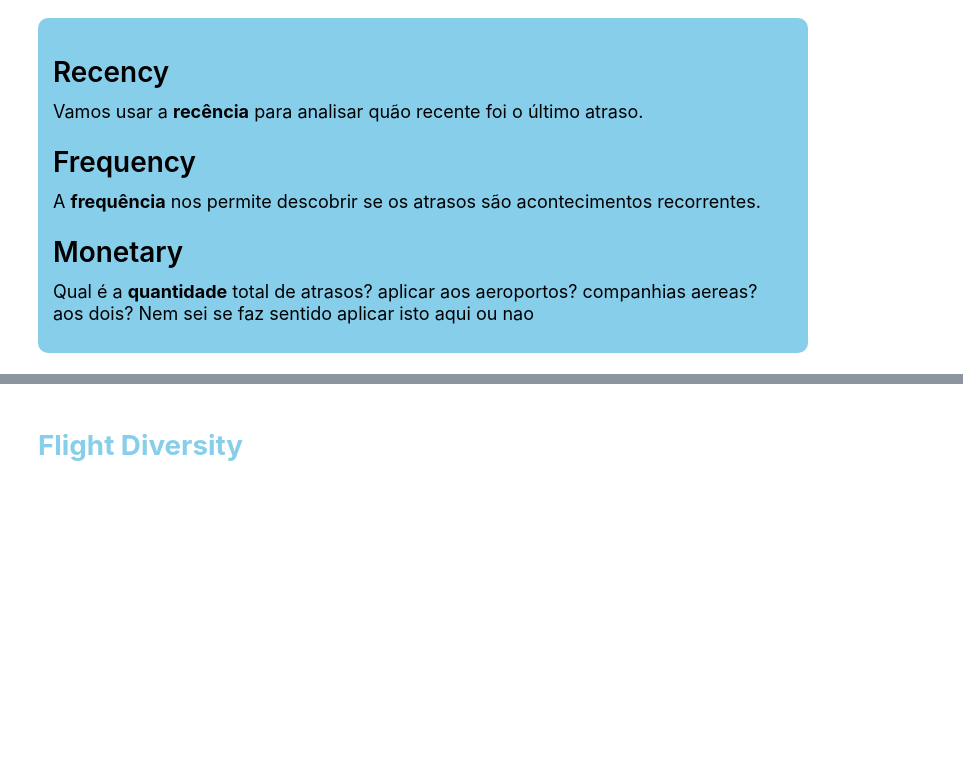
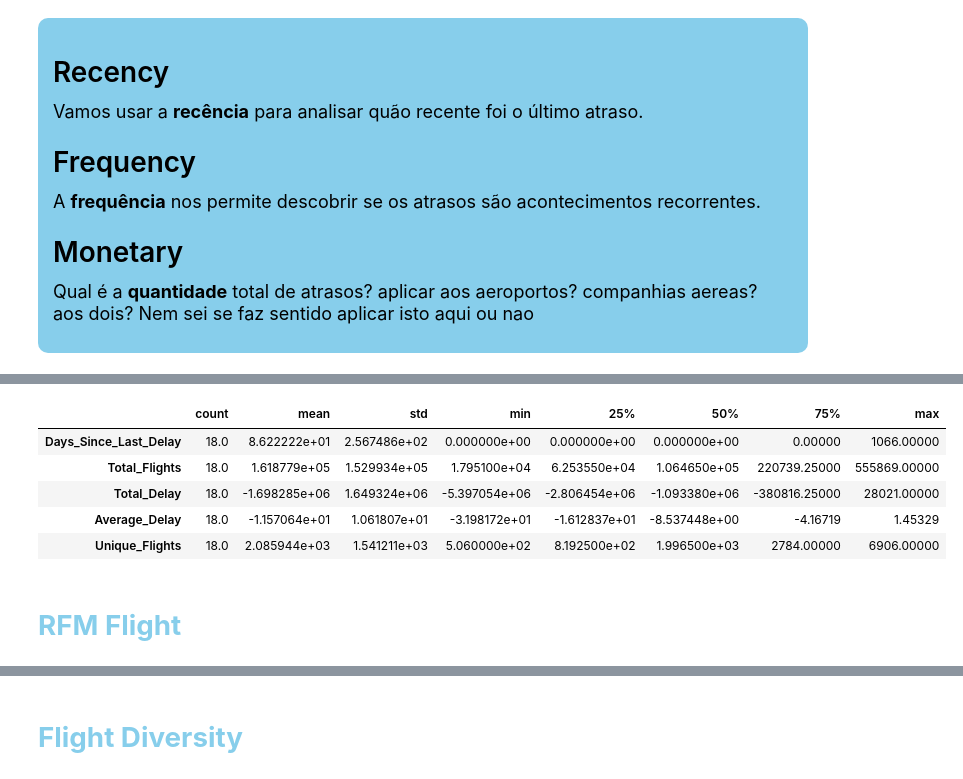
Before and after one commit to BrunoAfonso18/sdw, a Jupyter notebook: flights.ipynb, the cells around one changed output, grey strips where cells are left out. Cells and saved outputs as stored; diff of their text form; code cells hidden in the pictures; blank space fills up the shorter version.

```diff
--- a/flights.ipynb
+++ b/flights.ipynb
@@ -179,0 +282,11 @@ airline_data.head()
+# %%
+airline_data.describe().T
+# %% [output]
+|  | count | mean | std | min | 25% | 50% | 75% | max |
+| Days_Since_Last_Delay | 18.0 | 8.622222e+01 | 2.567486e+02 | 0.000000e+00 | 0.000000e+00 | 0.000000e+00 | 0.00000 | 1066.00000 |
+| Total_Flights | 18.0 | 1.618779e+05 | 1.529934e+05 | 1.795100e+04 | 6.253550e+04 | 1.064650e+05 | 220739.25000 | 555869.00000 |
+| Total_Delay | 18.0 | -1.698285e+06 | 1.649324e+06 | -5.397054e+06 | -2.806454e+06 | -1.093380e+06 | -380816.25000 | 28021.00000 |
+| Average_Delay | 18.0 | -1.157064e+01 | 1.061807e+01 | -3.198172e+01 | -1.612837e+01 | -8.537448e+00 | -4.16719 | 1.45329 |
+| Unique_Flights | 18.0 | 2.085944e+03 | 1.541211e+03 | 5.060000e+02 | 8.192500e+02 | 1.996500e+03 | 2784.00000 | 6906.00000 |
+# %% [markdown]
+# <b></span><span style='color:#87CEEB'> RFM Flight</span></b>
```
Also changed, not shown: parts of 25 cells of this notebook.
